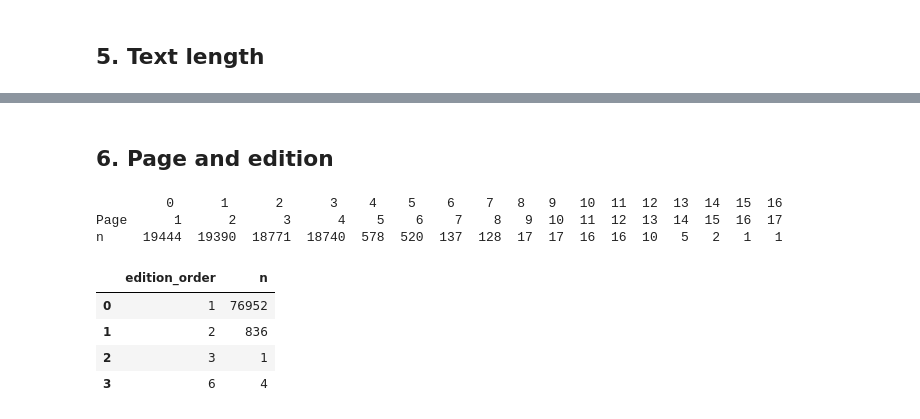
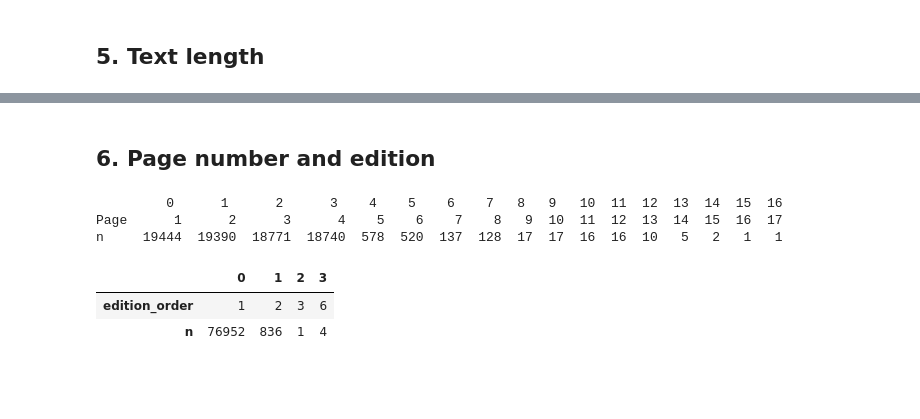
Before and after one commit to larawashington-PGDV5200/revolutionary-xroads, a Jupyter notebook: rx-pipeline/notebooks/S2_profile_news.ipynb, the cells around one changed output, grey strips where cells are left out. Saved outputs shown, nothing was run; the diff lists cells and outputs as text; code cells hidden in the pictures; blank space fills up the shorter version.

```diff
--- a/rx-pipeline/notebooks/S2_profile_news.ipynb
+++ b/rx-pipeline/notebooks/S2_profile_news.ipynb
@@ -6,10 +0,0 @@ Source: `loc_chronicling_america_1770-1810`, revision `0b97906a…` (see `data/r
-# %%
-import duckdb, pandas as pd
-from pathlib import Path
-pd.set_option('display.width',200); pd.set_option('display.max_rows',80); pd.set_option('display.max_colwidth',90)
-ROOT=next(p for p in [Path.cwd(),*Path.cwd().parents] if (p/'data'/'raw').exists())
-NEWS=str(ROOT/'data/raw/news/*.parquet')
-con=duckdb.connect()
-con.sql(f"create view news as select *, year(issue_date) yr, length(RevX_OCR_text) len_rx, length(ca_ocr_text) len_ca from read_parquet('{NEWS}', filename=true)")
-q=lambda s: con.sql(s).df()
-q("select count(*) rows, count(distinct lccn) lccns, count(distinct newspaper_title) titles, count(distinct place_of_publication) places, count(distinct (lccn,issue_date,edition_order)) issues from news")
@@ -20,0 +9,15 @@ q("select count(*) rows, count(distinct lccn) lccns, count(distinct newspaper_ti
+# %%
+import duckdb, pandas as pd, time, sys
+pd.set_option('display.width',220); pd.set_option('display.max_rows',80); pd.set_option('display.max_colwidth',120)
+HF='hf://datasets/RevolutionCrossroads/'
+NEWS_REV='0b97906ad32e269376872934820357fc333151d8'
+OCR_REV='92477706d19db4dcd0c425e01e1ff85a209a8269'
+NEWS_GLOB=f"{HF}loc_chronicling_america_1770-1810@{NEWS_REV}/data/train-*.parquet"
+BLOCK_GLOB=f"{HF}RevX_OCR_results@{OCR_REV}/block_level/train-*.parquet"
+con=duckdb.connect()
+con.sql("set http_retries=12; set http_retry_wait_ms=3000; set http_retry_backoff=2")  # HF returns 429 under bursts
+TIMES=[]
+def q(sql,label=None):
+    t=time.time(); df=con.sql(sql).df(); dt=time.time()-t
+    TIMES.append((label or sql.strip()[:60].replace('\n',' '),round(dt,1))); return df
+print('duckdb',duckdb.__version__,'| python',sys.version.split()[0])
@@ -221,14 +216,12 @@ q("select count(*) pages_lt_500_chars_revx from news where len_rx<500"), q("sele
 # %% [markdown]
-## 6. Page and edition
+## 6. Page number and edition
 # %%
-print(q("select Page, count(*) n from news group by 1 order by 1").T)
-q("select edition_order, count(*) n from news group by 1 order by 1")
+print(q("select Page, count(*) n from news group by 1 order by 1").T.to_string())
+q("select edition_order, count(*) n from news group by 1 order by 1").T
 # %% [output]
          0      1      2      3    4    5    6    7   8   9   10  11  12  13  14  15  16
 Page      1      2      3      4    5    6    7    8   9  10  11  12  13  14  15  16  17
 n     19444  19390  18771  18740  578  520  137  128  17  17  16  16  10   5   2   1   1
-|  | edition_order | n |
-| 0 | 1 | 76952 |
-| 1 | 2 | 836 |
-| 2 | 3 | 1 |
-| 3 | 6 | 4 |
+|  | 0 | 1 | 2 | 3 |
+| edition_order | 1 | 2 | 3 | 6 |
+| n | 76952 | 836 | 1 | 4 |
```
Also changed, not shown: parts of 52 cells of this notebook, 16 other files.
